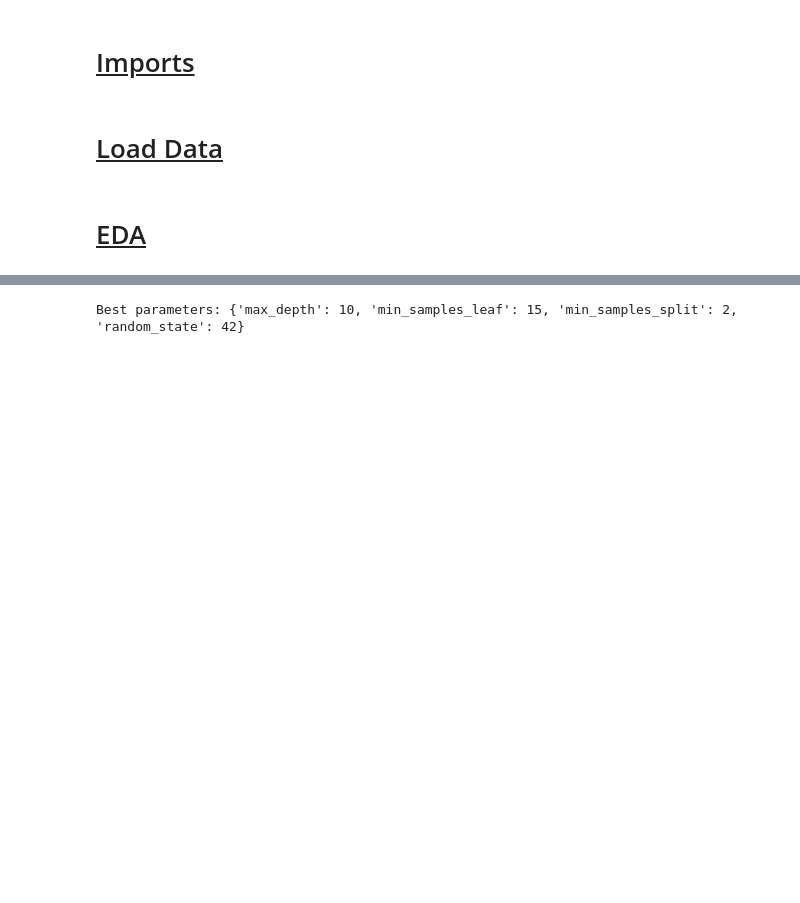
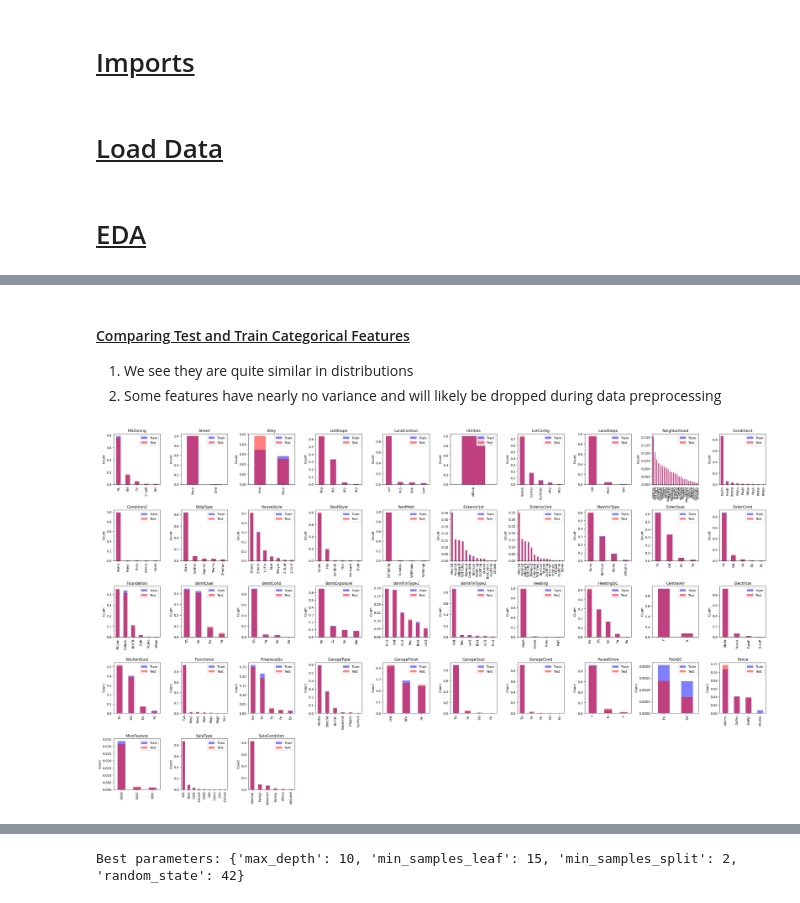
Before and after one commit to tryko/y_data_Itay_asaf_, a Jupyter notebook: Kaggle/Kaggle_Final.ipynb, the cells around one changed output, grey strips where cells are left out. Cells and saved outputs as stored; diff of their text form; code cells hidden in the pictures; blank space fills up the shorter version.

```diff
--- a/Kaggle/Kaggle_Final.ipynb
+++ b/Kaggle/Kaggle_Final.ipynb
@@ -47,0 +290,30 @@ test_ID = test.Id
+# %% [markdown]
+#### <ins> Comparing Test and Train Categorical Features
+
+1. We see they are quite similar in distributions
+2. Some features have nearly no variance and will likely be dropped during data preprocessing
+# %%
+plt.figure(figsize=(30,30))
+for i,col in enumerate (train.select_dtypes(include='object').columns):
+# Count the number of occurrences of each neighborhood in both dataframes
+    plt.subplot(9,10,i+1)
+    train_counts = train[col].value_counts()
+    test_counts = test[col].value_counts()
+    train_density = train[col].value_counts() / train.shape[0]
+    test_density = test[col].value_counts() / test.shape[0]
+
+    # Plot the counts of neighborhoods on the same plot
+    train_density.plot(kind='bar', color='blue', alpha=0.5, label='Train')
+    test_density.plot(kind='bar', color='red', alpha=0.5, label='Test')
+
+
+    # Add a title and labels to the x and y axes
+    plt.title(col)
+    plt.ylabel("Count")
+
+    # Add a legend to the plot
+    plt.legend()
+plt.tight_layout()
+# Show the plot
+# %% [output]
+[figure, added]
```
Also changed, not shown: parts of 56 cells of this notebook, 2 other files.
